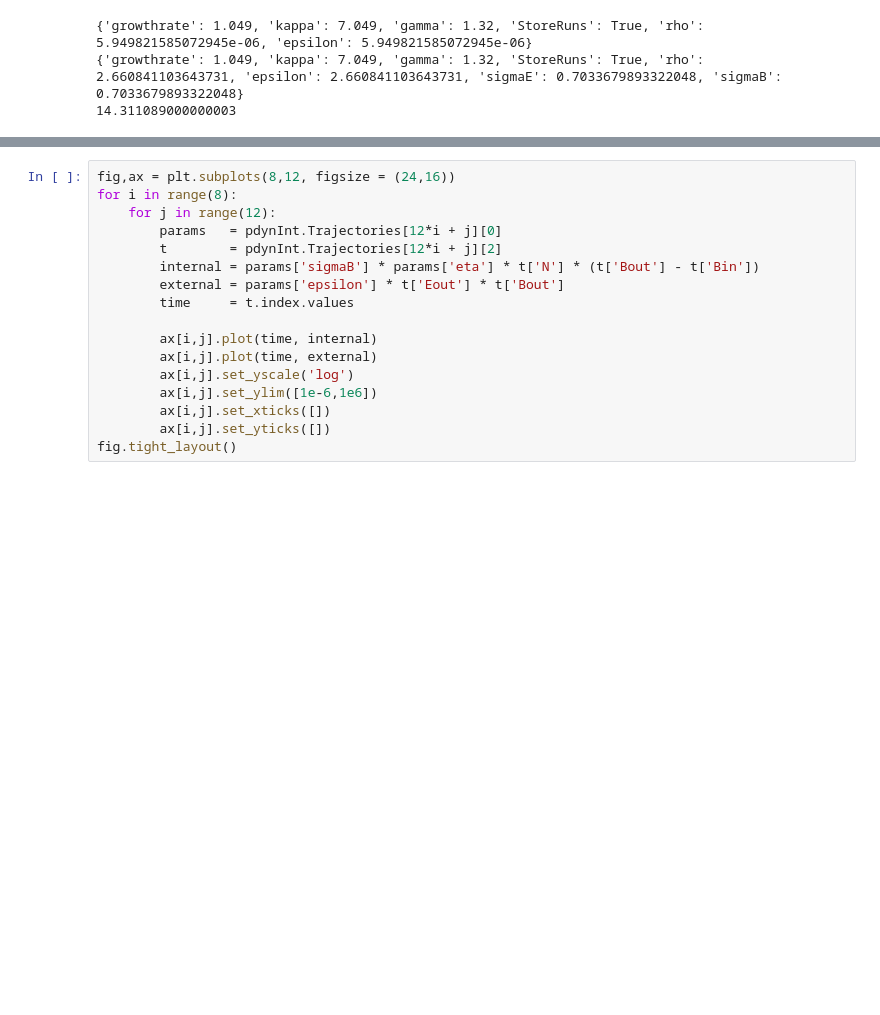
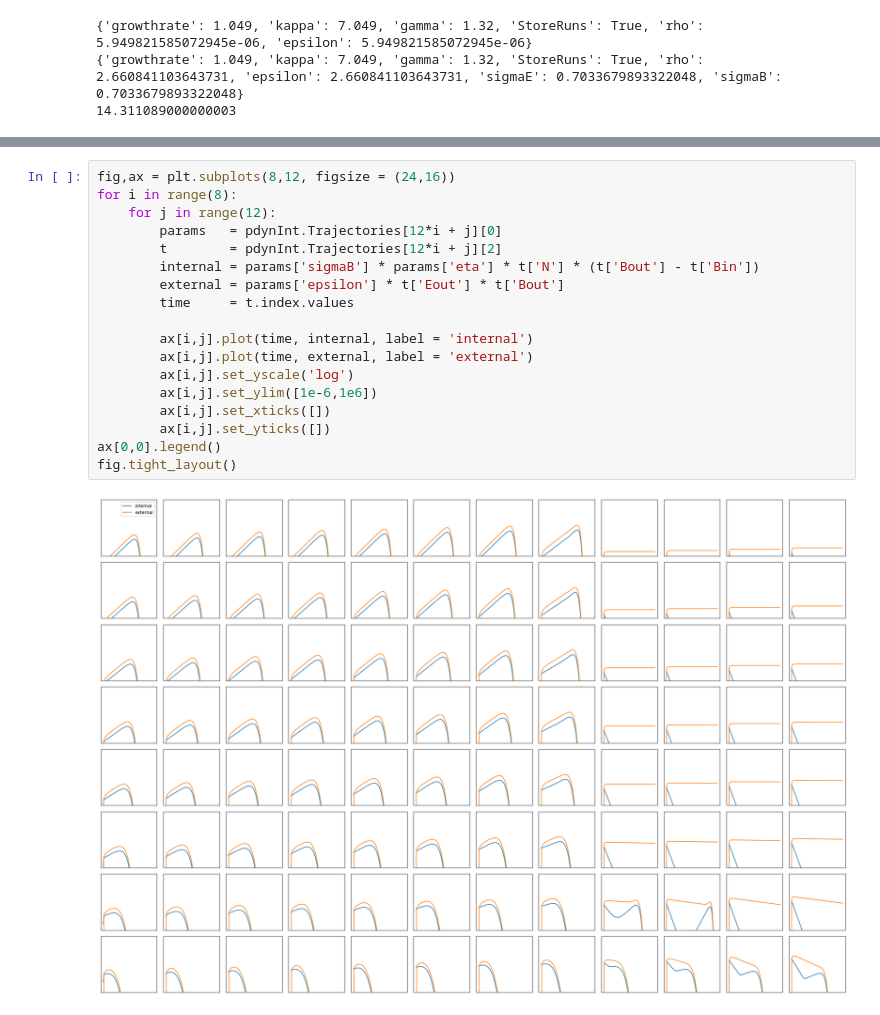
Before and after one commit to Michael000777/antibiotics, a Jupyter notebook: SimulationDynamics/Simulate Plates.ipynb, the cells around one changed output, grey strips where cells are left out. Saved outputs shown, nothing was run; the diff lists cells and outputs as text; blank space fills up the shorter version.

```diff
--- a/SimulationDynamics/Simulate Plates.ipynb
+++ b/SimulationDynamics/Simulate Plates.ipynb
@@ -148,17 +167,20 @@ fig.tight_layout()
 # %%
 fig,ax = plt.subplots(8,12, figsize = (24,16))
 for i in range(8):
     for j in range(12):
         params   = pdynInt.Trajectories[12*i + j][0]
         t        = pdynInt.Trajectories[12*i + j][2]
         internal = params['sigmaB'] * params['eta'] * t['N'] * (t['Bout'] - t['Bin'])
         external = params['epsilon'] * t['Eout'] * t['Bout']
         time     = t.index.values
 
-        ax[i,j].plot(time, internal)
-        ax[i,j].plot(time, external)
+        ax[i,j].plot(time, internal, label = 'internal')
+        ax[i,j].plot(time, external, label = 'external')
         ax[i,j].set_yscale('log')
         ax[i,j].set_ylim([1e-6,1e6])
         ax[i,j].set_xticks([])
         ax[i,j].set_yticks([])
+ax[0,0].legend()
 fig.tight_layout()
+# %% [output]
+[figure, added]
```
Also changed, not shown: parts of 5 cells of this notebook.
